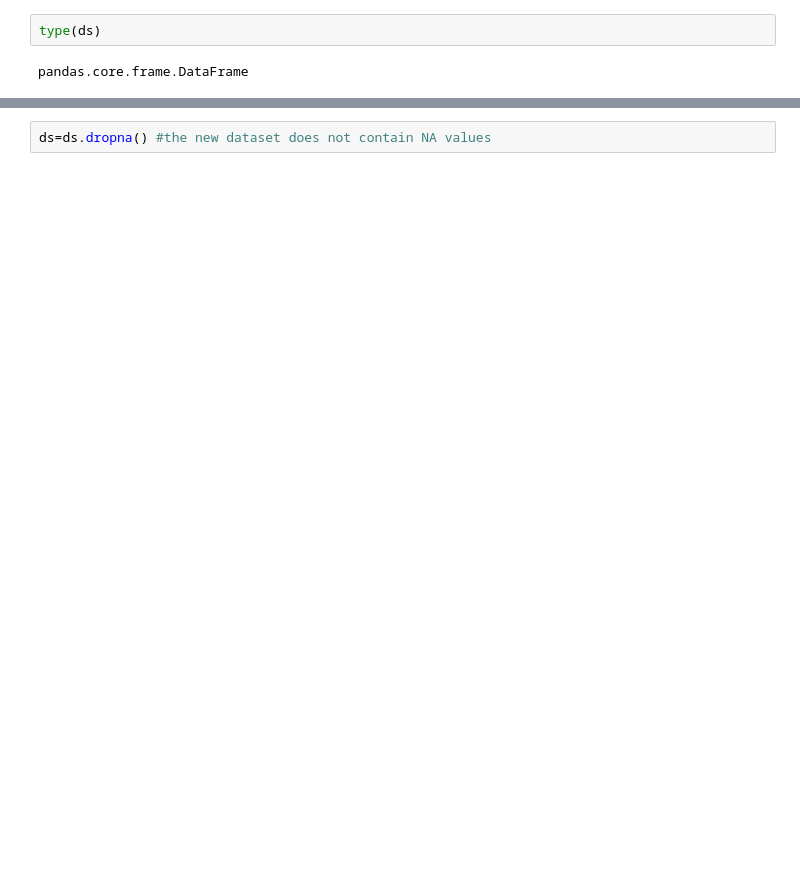
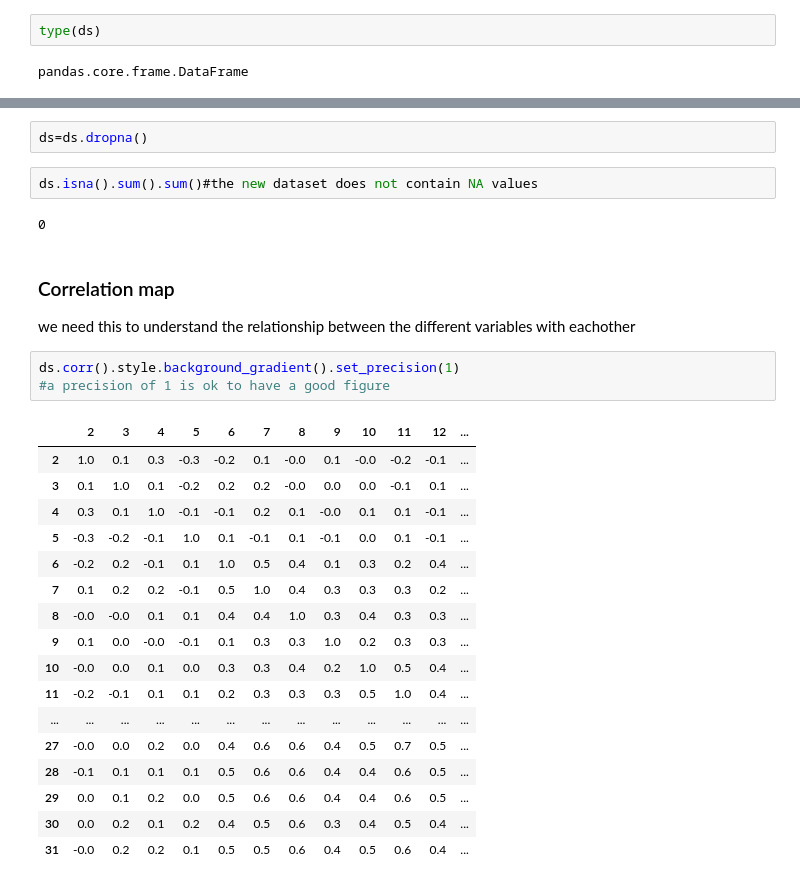
Before and after one commit to DrDoof14/Math4Ml, a Jupyter notebook: thesina.ipynb, the cells around one changed output, grey strips where cells are left out. Drawn from its saved outputs; the diff is of its cells as text; blank space fills up the shorter version.

```diff
--- a/thesina.ipynb
+++ b/thesina.ipynb
@@ -101,2 +123,30 @@ ds.dropna()
 # %%
-ds=ds.dropna() #the new dataset does not contain NA values
+ds=ds.dropna()
+# %%
+ds.isna().sum().sum()#the new dataset does not contain NA values
+# %% [output]
+0
+# %% [markdown]
+<H3>Correlation map </H3> </br>
+we need this to understand the relationship between the different variables with eachother
+# %%
+ds.corr().style.background_gradient().set_precision(1)
+#a precision of 1 is ok to have a good figure
+# %% [output]
+|  | 2 | 3 | 4 | 5 | 6 | 7 | 8 | 9 | 10 | 11 | 12 | ... |
+| 2 | 1.0 | 0.1 | 0.3 | -0.3 | -0.2 | 0.1 | -0.0 | 0.1 | -0.0 | -0.2 | -0.1 | ... |
+| 3 | 0.1 | 1.0 | 0.1 | -0.2 | 0.2 | 0.2 | -0.0 | 0.0 | 0.0 | -0.1 | 0.1 | ... |
+| 4 | 0.3 | 0.1 | 1.0 | -0.1 | -0.1 | 0.2 | 0.1 | -0.0 | 0.1 | 0.1 | -0.1 | ... |
+| 5 | -0.3 | -0.2 | -0.1 | 1.0 | 0.1 | -0.1 | 0.1 | -0.1 | 0.0 | 0.1 | -0.1 | ... |
+| 6 | -0.2 | 0.2 | -0.1 | 0.1 | 1.0 | 0.5 | 0.4 | 0.1 | 0.3 | 0.2 | 0.4 | ... |
+| 7 | 0.1 | 0.2 | 0.2 | -0.1 | 0.5 | 1.0 | 0.4 | 0.3 | 0.3 | 0.3 | 0.2 | ... |
+| 8 | -0.0 | -0.0 | 0.1 | 0.1 | 0.4 | 0.4 | 1.0 | 0.3 | 0.4 | 0.3 | 0.3 | ... |
+| 9 | 0.1 | 0.0 | -0.0 | -0.1 | 0.1 | 0.3 | 0.3 | 1.0 | 0.2 | 0.3 | 0.3 | ... |
+| 10 | -0.0 | 0.0 | 0.1 | 0.0 | 0.3 | 0.3 | 0.4 | 0.2 | 1.0 | 0.5 | 0.4 | ... |
+| 11 | -0.2 | -0.1 | 0.1 | 0.1 | 0.2 | 0.3 | 0.3 | 0.3 | 0.5 | 1.0 | 0.4 | ... |
+| ... | ... | ... | ... | ... | ... | ... | ... | ... | ... | ... | ... | ... |
+| 27 | -0.0 | 0.0 | 0.2 | 0.0 | 0.4 | 0.6 | 0.6 | 0.4 | 0.5 | 0.7 | 0.5 | ... |
+| 28 | -0.1 | 0.1 | 0.1 | 0.1 | 0.5 | 0.6 | 0.6 | 0.4 | 0.4 | 0.6 | 0.5 | ... |
+| 29 | 0.0 | 0.1 | 0.2 | 0.0 | 0.5 | 0.6 | 0.6 | 0.4 | 0.4 | 0.6 | 0.5 | ... |
+| 30 | 0.0 | 0.2 | 0.1 | 0.2 | 0.4 | 0.5 | 0.6 | 0.3 | 0.4 | 0.5 | 0.4 | ... |
+| 31 | -0.0 | 0.2 | 0.2 | 0.1 | 0.5 | 0.5 | 0.6 | 0.4 | 0.5 | 0.6 | 0.4 | ... |
```
Also changed, not shown: parts of 13 cells of this notebook.
